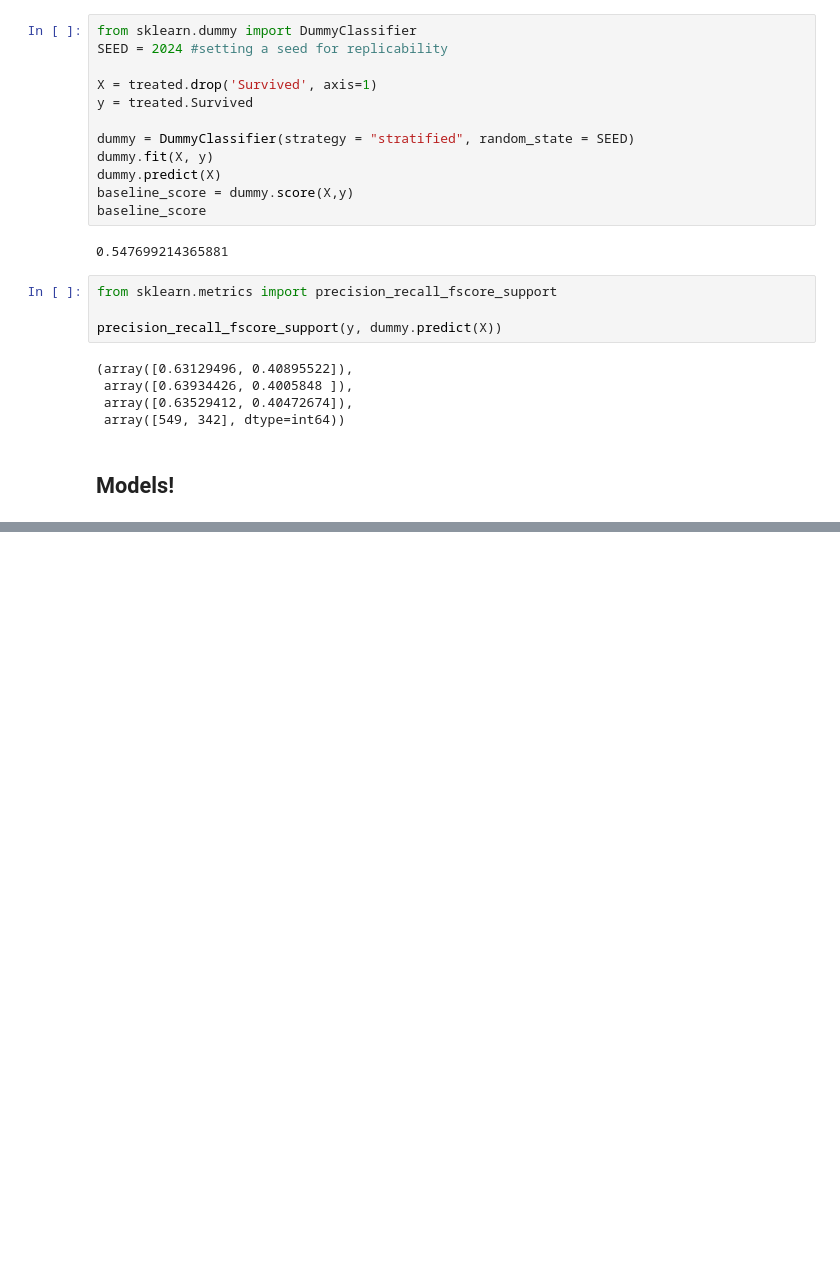
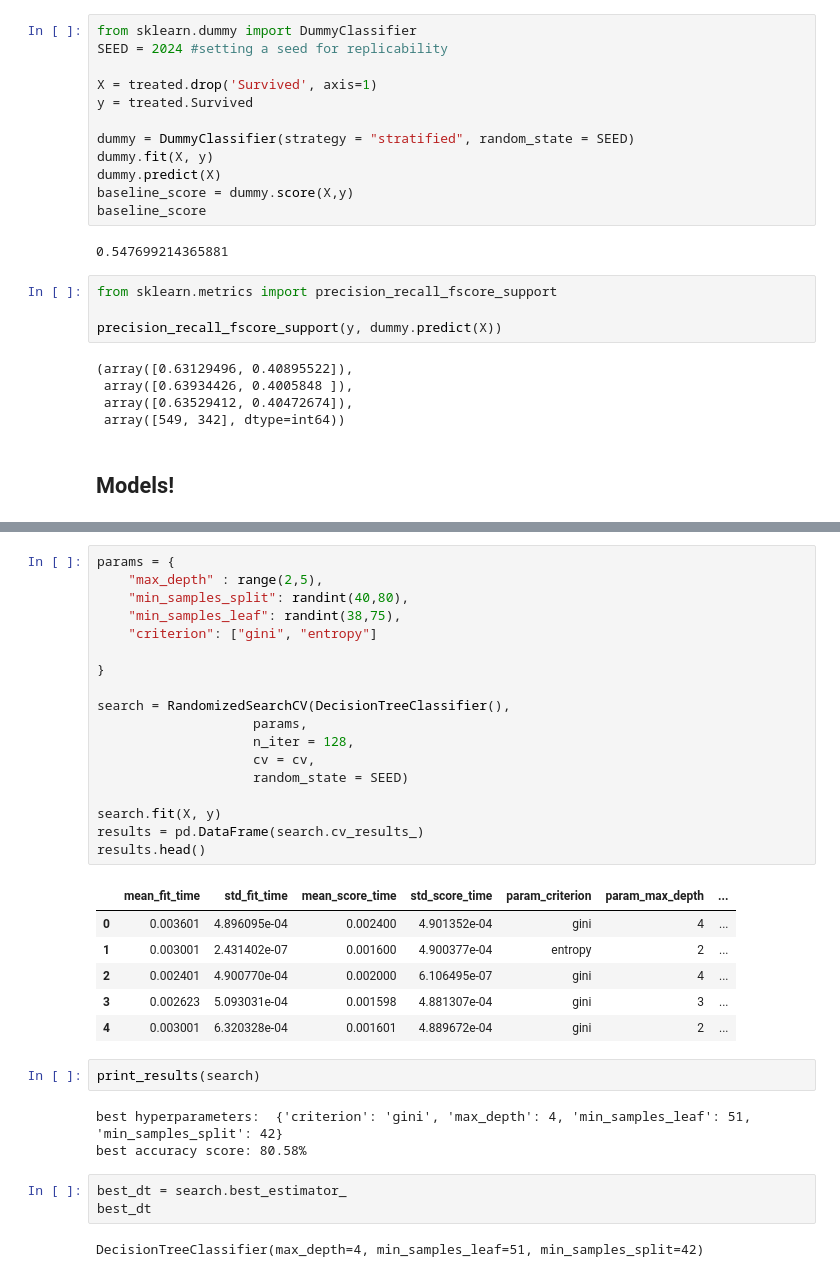
Before and after one commit to vinimoti/Titanic-Kaggle, a Jupyter notebook: Second try.ipynb, the cells around one changed output, grey strips where cells are left out. Cells and saved outputs as stored; diff of their text form; blank space fills up the shorter version.

```diff
--- a/Second try.ipynb
+++ b/Second try.ipynb
@@ -394,0 +436,35 @@ cv = KFold(n_splits = 5, random_state=SEED, shuffle = True)
+# %%
+params = {
+    "max_depth" : range(2,5),
+    "min_samples_split": randint(40,80),
+    "min_samples_leaf": randint(38,75),
+    "criterion": ["gini", "entropy"]
+
+}
+
+search = RandomizedSearchCV(DecisionTreeClassifier(),
+                    params,
+                    n_iter = 128,
+                    cv = cv,
+                    random_state = SEED)
+
+search.fit(X, y)
+results = pd.DataFrame(search.cv_results_)
+results.head()
+# %% [output]
+|  | mean_fit_time | std_fit_time | mean_score_time | std_score_time | param_criterion | param_max_depth | ... |
+| 0 | 0.003601 | 4.896095e-04 | 0.002400 | 4.901352e-04 | gini | 4 | ... |
+| 1 | 0.003001 | 2.431402e-07 | 0.001600 | 4.900377e-04 | entropy | 2 | ... |
+| 2 | 0.002401 | 4.900770e-04 | 0.002000 | 6.106495e-07 | gini | 4 | ... |
+| 3 | 0.002623 | 5.093031e-04 | 0.001598 | 4.881307e-04 | gini | 3 | ... |
+| 4 | 0.003001 | 6.320328e-04 | 0.001601 | 4.889672e-04 | gini | 2 | ... |
+# %%
+print_results(search)
+# %% [output]
+best hyperparameters:  {'criterion': 'gini', 'max_depth': 4, 'min_samples_leaf': 51, 'min_samples_split': 42}
+best accuracy score: 80.58%
+# %%
+best_dt = search.best_estimator_
+best_dt
+# %% [output]
+DecisionTreeClassifier(max_depth=4, min_samples_leaf=51, min_samples_split=42)
```
Also changed, not shown: parts of 49 cells of this notebook, 5 other files.
